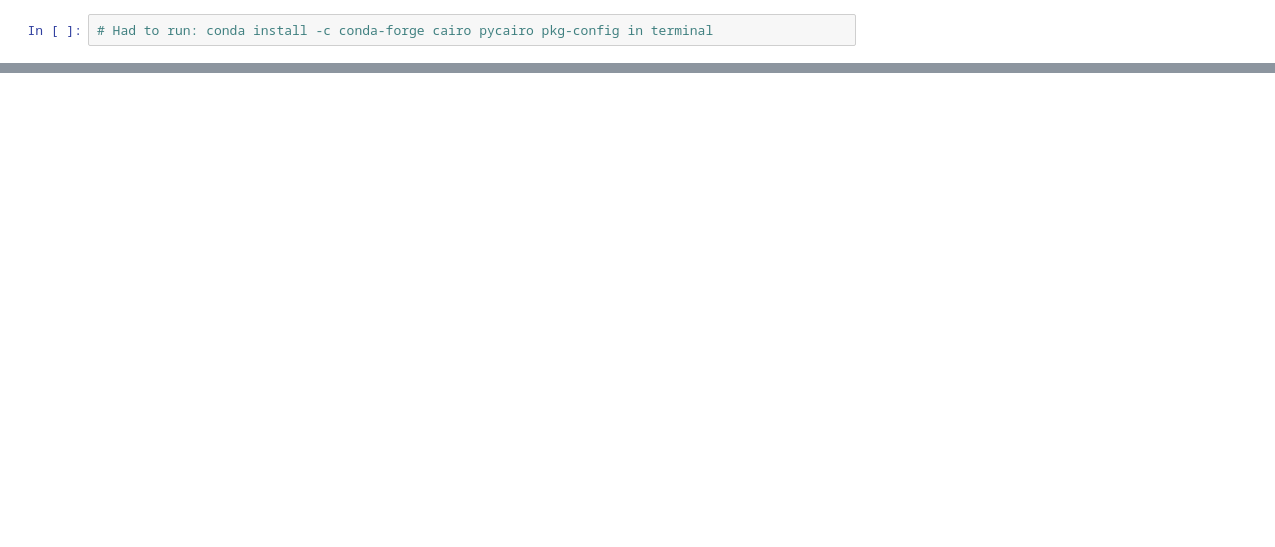
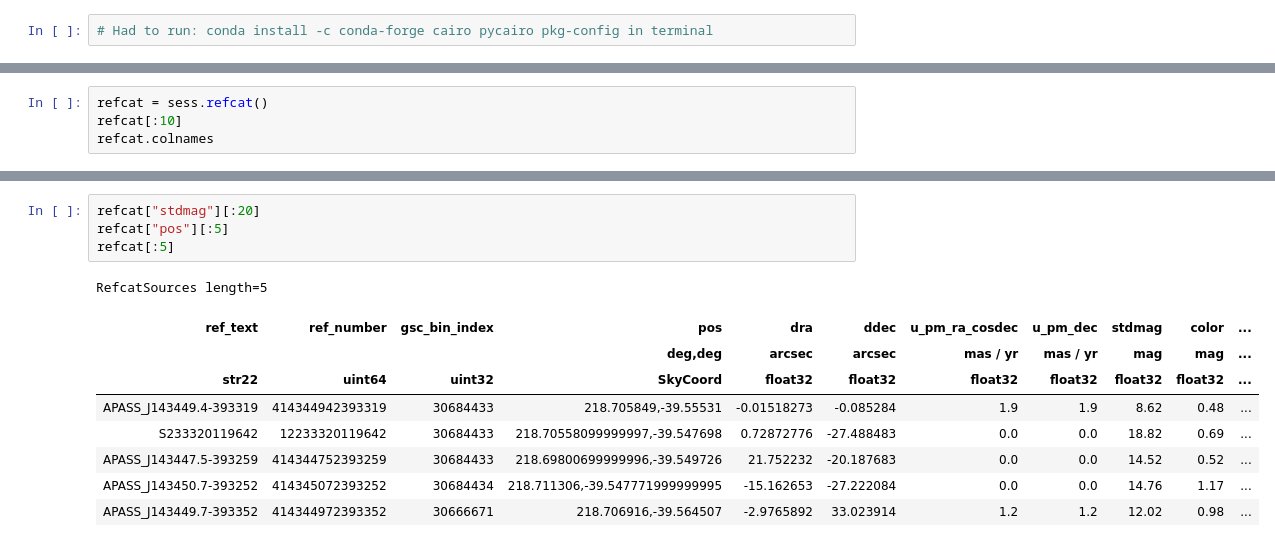
Before and after one commit to IsaacG185/rcb_Star_Dust_Survey, a Jupyter notebook: test_CNN/notebooks/01_load_cutout.ipynb, the cells around one changed output, grey strips where cells are left out. Drawn from its saved outputs; the diff is of its cells as text; blank space fills up the shorter version.

```diff
--- a/test_CNN/notebooks/01_load_cutout.ipynb
+++ b/test_CNN/notebooks/01_load_cutout.ipynb
@@ -49,0 +181,4 @@ cutout
+# %%
+refcat = sess.refcat()
+refcat[:10]
+refcat.colnames
@@ -49,0 +202,14 @@ cutout
+# %%
+refcat["stdmag"][:20]
+refcat["pos"][:5]
+refcat[:5]
+# %% [output]
+RefcatSources length=5
+| ref_text | ref_number | gsc_bin_index | pos | dra | ddec | u_pm_ra_cosdec | u_pm_dec | stdmag | color | ... |
+|  |  |  | deg,deg | arcsec | arcsec | mas / yr | mas / yr | mag | mag | ... |
+| str22 | uint64 | uint32 | SkyCoord | float32 | float32 | float32 | float32 | float32 | float32 | ... |
+| APASS_J143449.4-393319 | 414344942393319 | 30684433 | 218.705849,-39.55531 | -0.01518273 | -0.085284 | 1.9 | 1.9 | 8.62 | 0.48 | ... |
+| S233320119642 | 12233320119642 | 30684433 | 218.70558099999997,-39.547698 | 0.72872776 | -27.488483 | 0.0 | 0.0 | 18.82 | 0.69 | ... |
+| APASS_J143447.5-393259 | 414344752393259 | 30684433 | 218.69800699999996,-39.549726 | 21.752232 | -20.187683 | 0.0 | 0.0 | 14.52 | 0.52 | ... |
+| APASS_J143450.7-393252 | 414345072393252 | 30684434 | 218.711306,-39.547771999999995 | -15.162653 | -27.222084 | 0.0 | 0.0 | 14.76 | 1.17 | ... |
+| APASS_J143449.7-393352 | 414344972393352 | 30666671 | 218.706916,-39.564507 | -2.9765892 | 33.023914 | 1.2 | 1.2 | 12.02 | 0.98 | ... |
```
Also changed, not shown: parts of 12 cells of this notebook, 1 other file.
